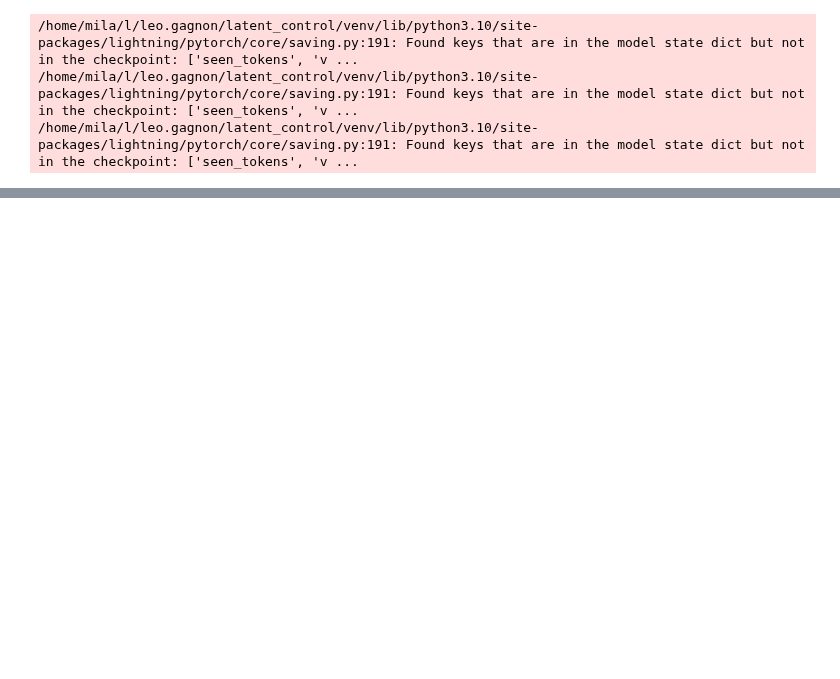
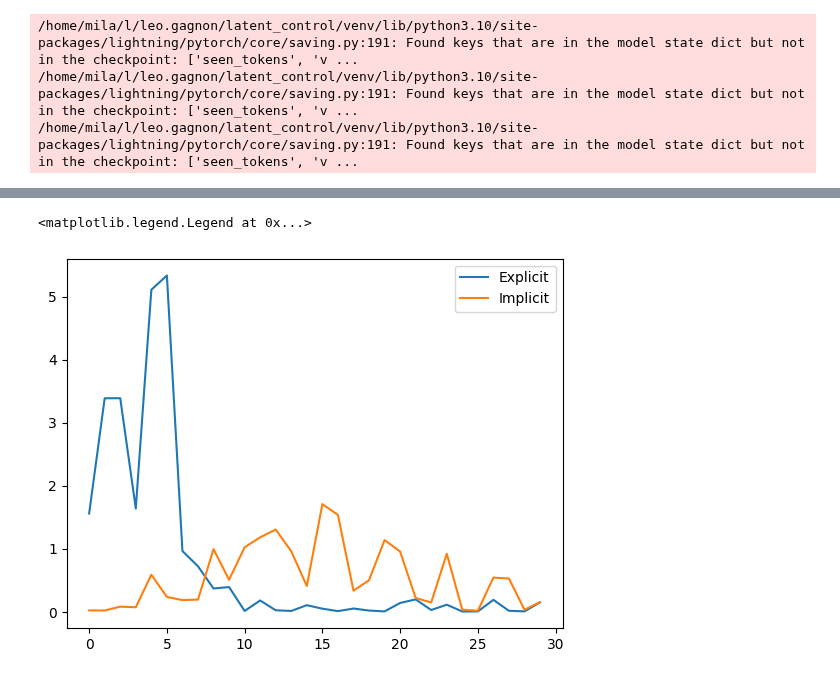
Before and after one commit to leogagnon/latent_control, a Jupyter notebook: notebooks/diffusion.ipynb, the cells around one changed output, grey strips where cells are left out. Drawn from its saved outputs; the diff is of its cells as text; code cells hidden in the pictures; blank space fills up the shorter version.

```diff
--- a/notebooks/diffusion.ipynb
+++ b/notebooks/diffusion.ipynb
@@ -299,0 +253,6 @@ len(preds)
+# %%
+oracle_pred = oracle['post_pred'][1:]
+# %%
+implicit_task = MetaLearningTask.load_from_checkpoint(
+    "/network/scratch/l/leo.gagnon/latent_control_log/checkpoints/f818u4jn/last.ckpt", strict=False
+).cuda()
@@ -299,0 +261,12 @@ len(preds)
+# %%
+implicit_pred = torch.nn.functional.softmax(implicit_task.model(cond_input_ids)[0, :, :50], dim=-1)
+# %%
+explicit_kl = jax.vmap(rel_entr)(oracle_pred, jax.device_put(t2j(explicit_pred), oracle_pred.device)).sum(-1)
+implicit_kl = jax.vmap(rel_entr)(oracle_pred, jax.device_put(t2j(implicit_pred), oracle_pred.device)).sum(-1)
+# %%
+plt.plot(explicit_kl, label='Explicit')
+plt.plot(implicit_kl, label='Implicit')
+plt.legend()
+# %% [output]
+<matplotlib.legend.Legend at 0x...>
+[figure, added]
```
Also changed, not shown: parts of 59 cells of this notebook, 2 other files.
